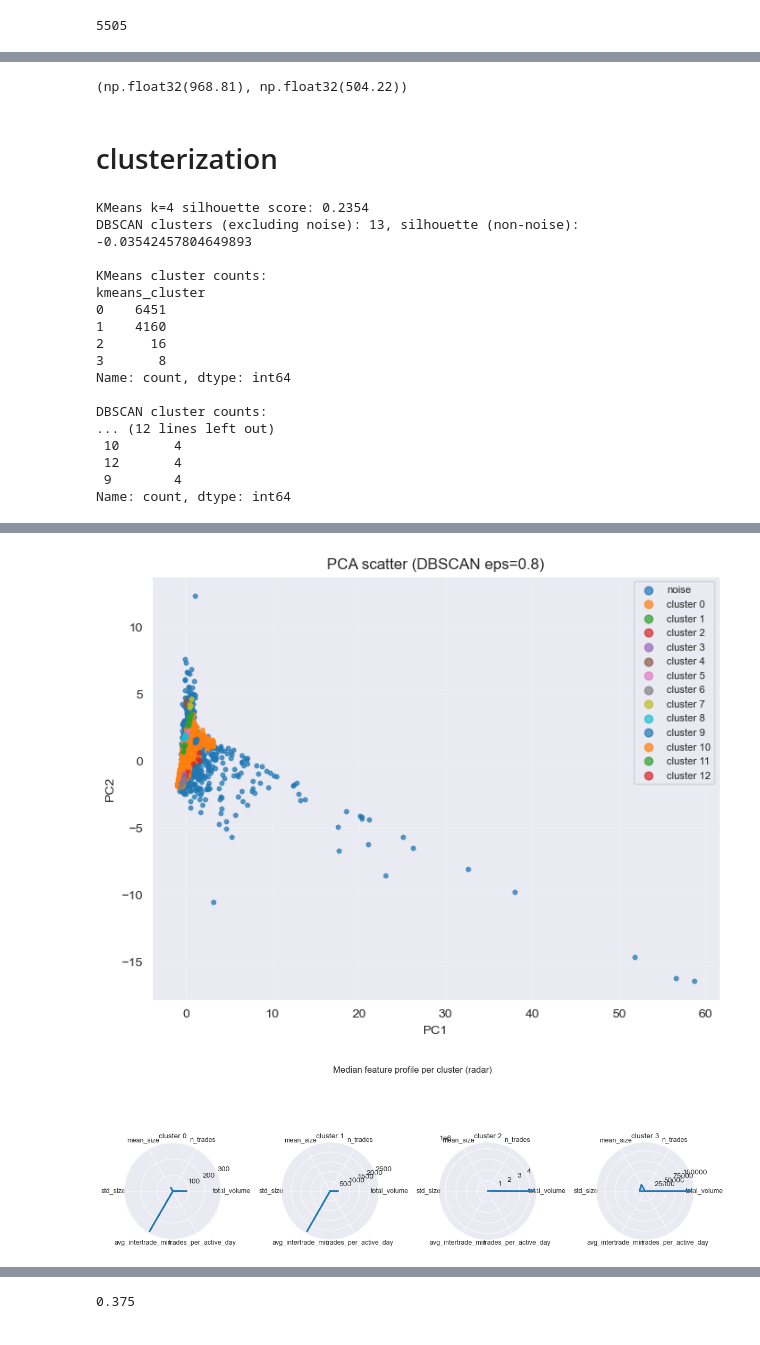
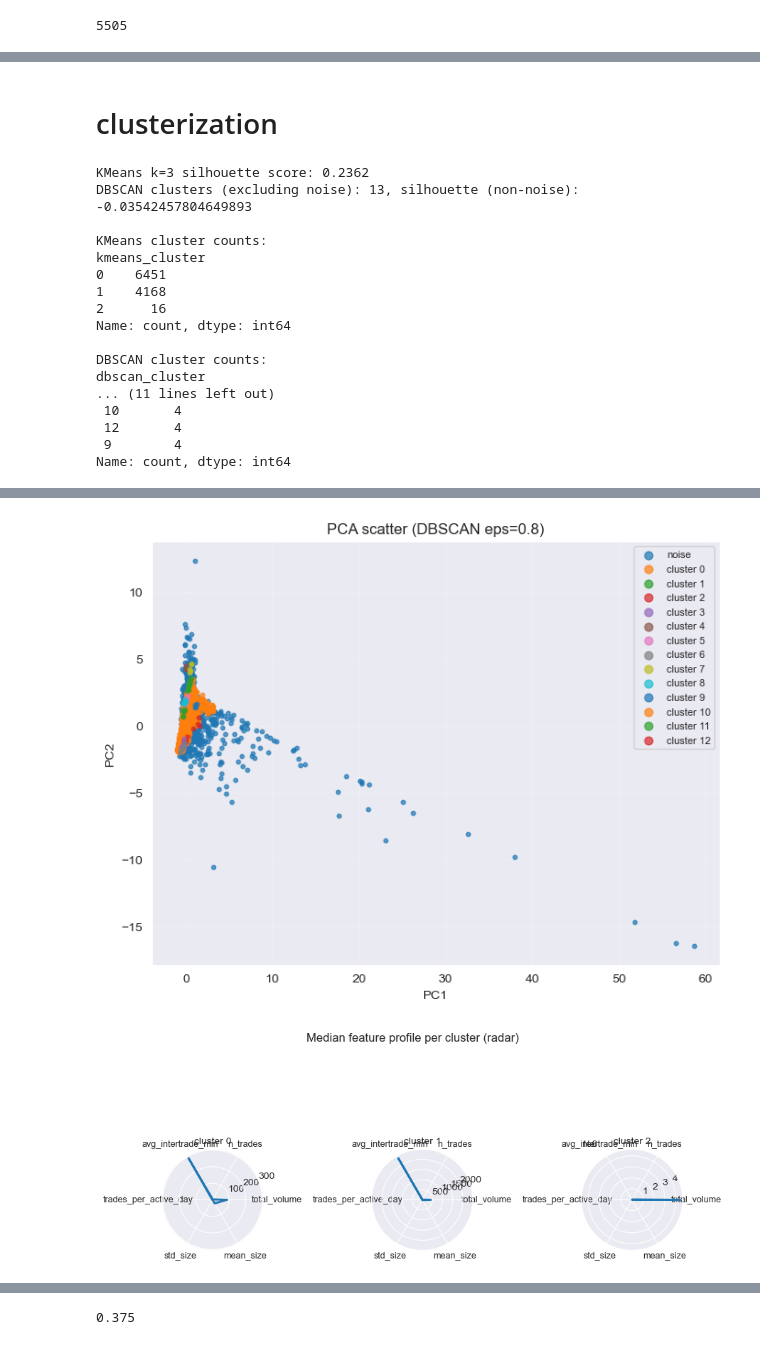
Before and after one commit to ASEVlad/Hyperliquid_Wash_Trading_detection, a Jupyter notebook: client behaviour.ipynb, the cells around one changed output, grey strips where cells are left out. Drawn from its saved outputs; the diff is of its cells as text; code cells hidden in the pictures.

```diff
--- a/client behaviour.ipynb
+++ b/client behaviour.ipynb
@@ -420,2 +312,0 @@ p-value: 3.7438904885915343e-72
-# %%
-df_all = df_all.sort_values("time")
@@ -442,7 +313,3 @@ df_all[df_all["wallet_id"] == 22].iloc[:25]
-# %%
-df_all[(df_all["wallet_id"] == 22) & (df_all["is_ask"])].iloc[:5]["size"].sum(), df_all[(df_all["wallet_id"] == 22) & (~df_all["is_ask"])].iloc[:16]["size"].sum()
-# %% [output]
-(np.float32(968.81), np.float32(504.22))
 # %% [markdown]
 # clusterization
 # %%
@@ -632,12 +499,10 @@ def segment_wallets(df,
     chosen_features = [f for f in chosen_features if f in features.columns]
 
     X = features[chosen_features].copy()
-    # Impute missing values (e.g. avg_intertrade_min may be NaN if only 1 trade)
-    imputer = SimpleImputer(strategy='median')
-    X_imputed = pd.DataFrame(imputer.fit_transform(X), index=X.index, columns=X.columns)
+    X_drop = X.dropna()
 
     # scale & reduce for visualization
-    Xs, Xp, scaler, pca = scale_and_reduce(X_imputed, n_components=2)
+    Xs, Xp, scaler, pca = scale_and_reduce(X_drop, n_components=2)
 
     # KMeans
     km, km_labels = run_kmeans(Xs, n_clusters=kmeans_k)
@@ -670,16 +535,16 @@ def segment_wallets(df,
     out = {
         'features': features,
         'chosen_features': chosen_features,
-        'X_imputed': X_imputed,
+        'X_imputed': X_drop,
         'scaler': scaler,
         'pca': pca,
         'pca_coords': pd.DataFrame(Xp, index=features.index, columns=['PC1','PC2']),
         'kmeans': {'model': km, 'labels': pd.Series(km_labels, index=features.index)},
-        'dbscan': {'model': db, 'labels': pd.Series(db_labels, index=features.index)},
+        # 'dbscan': {'model': db, 'labels': pd.Series(db_labels, index=features.index)},
         'kmeans_summary': km_summary,
-        'dbscan_summary': db_summary,
+        # 'dbscan_summary': db_summary,
         'kmeans_silhouette': km_sil,
-        'dbscan_silhouette': db_sil
+        # 'dbscan_silhouette': db_sil
     }
     return out
 # %%
@@ -688,26 +553,26 @@ df_all["side"] = df_all["is_ask"].apply(lambda x: "sell" if x else "buy")
 df = df_all.rename({"time": "timestamp", "wallet_id": "wallet"}, axis=1)
 
 # Run segmentation
-results = segment_wallets(df, kmeans_k=4, dbscan_eps=0.8, dbscan_min_samples=4)
+results = segment_wallets(df.dropna(), kmeans_k=3, dbscan_eps=0.8, dbscan_min_samples=4)
 
 # Save wallet -> cluster mapping
 wallet_clusters = results['kmeans']['labels'].rename('kmeans_cluster').to_frame().join(results['pca_coords'])
 # wallet_clusters.to_csv('wallet_clusters_kmeans.csv')
 # print('\nSaved wallet_clusters_kmeans.csv')
 # %% [output]
-KMeans k=4 silhouette score: 0.2354
+KMeans k=3 silhouette score: 0.2362
 DBSCAN clusters (excluding noise): 13, silhouette (non-noise): -0.03542457804649893
 
 KMeans cluster counts:
 kmeans_cluster
 0    6451
-1    4160
+1    4168
 2      16
-3       8
 Name: count, dtype: int64
 
 DBSCAN cluster counts:
-... (12 lines left out)
+dbscan_cluster
+... (11 lines left out)
  10       4
  12       4
  9        4
@@ -716,5 +581,5 @@ Name: count, dtype: int64
 [figure]
-[figure, old version]
+[figure, new version]
 # %%
 records = []
 for cluster_i in range(4):
```
Also changed, not shown: parts of 23 cells of this notebook, 7 other files.
